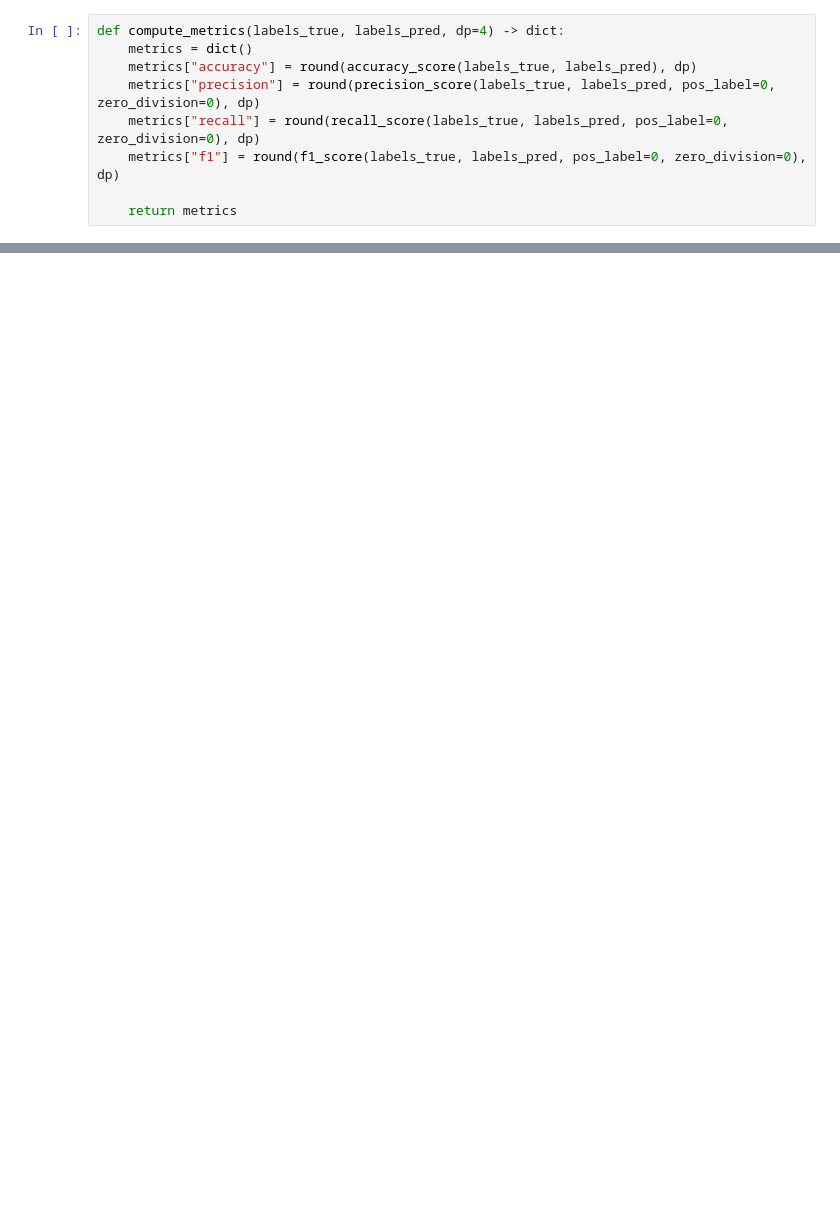
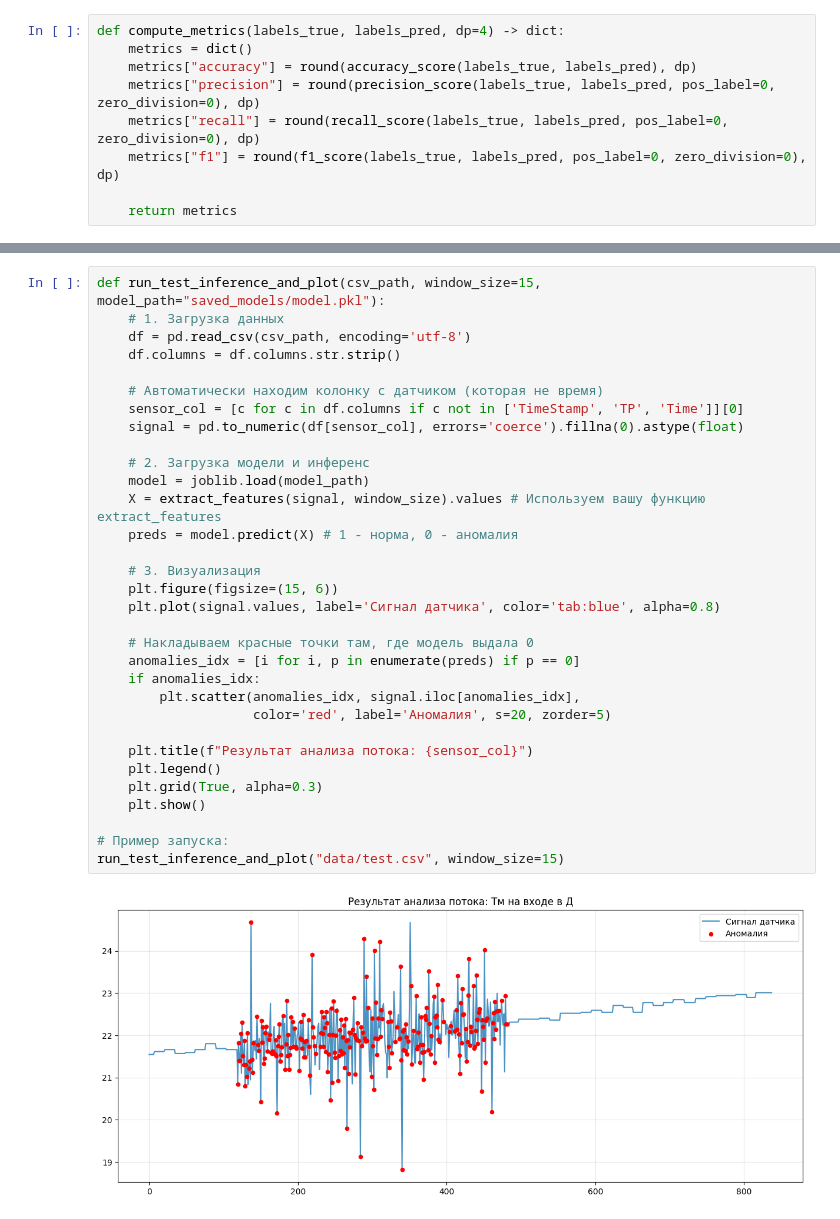
Before and after one commit to rodomanovt/hack_gazprom, a Jupyter notebook: model_training/training.ipynb, the cells around one changed output, grey strips where cells are left out. Cells and saved outputs as stored; diff of their text form; blank space fills up the shorter version.

Commit message:
Add inference graph

```diff
--- a/model_training/training.ipynb
+++ b/model_training/training.ipynb
@@ -536,0 +512,34 @@ if val_results is not None:
+# %%
+def run_test_inference_and_plot(csv_path, window_size=15, model_path="saved_models/model.pkl"):
+    # 1. Загрузка данных
+    df = pd.read_csv(csv_path, encoding='utf-8')
+    df.columns = df.columns.str.strip()
+
+    # Автоматически находим колонку с датчиком (которая не время)
+    sensor_col = [c for c in df.columns if c not in ['TimeStamp', 'ТР', 'Time']][0]
+    signal = pd.to_numeric(df[sensor_col], errors='coerce').fillna(0).astype(float)
+
+    # 2. Загрузка модели и инференс
+    model = joblib.load(model_path)
+    X = extract_features(signal, window_size).values # Используем вашу функцию extract_features
+    preds = model.predict(X) # 1 - норма, 0 - аномалия
+
+    # 3. Визуализация
+    plt.figure(figsize=(15, 6))
+    plt.plot(signal.values, label='Сигнал датчика', color='tab:blue', alpha=0.8)
+
+    # Накладываем красные точки там, где модель выдала 0
+    anomalies_idx = [i for i, p in enumerate(preds) if p == 0]
+    if anomalies_idx:
+        plt.scatter(anomalies_idx, signal.iloc[anomalies_idx],
+                    color='red', label='Аномалия', s=20, zorder=5)
+
+    plt.title(f"Результат анализа потока: {sensor_col}")
+    plt.legend()
+    plt.grid(True, alpha=0.3)
+    plt.show()
+
+# Пример запуска:
+run_test_inference_and_plot("data/test.csv", window_size=15)
+# %% [output]
+[figure, added]
```
Also changed, not shown: parts of 7 cells of this notebook.
